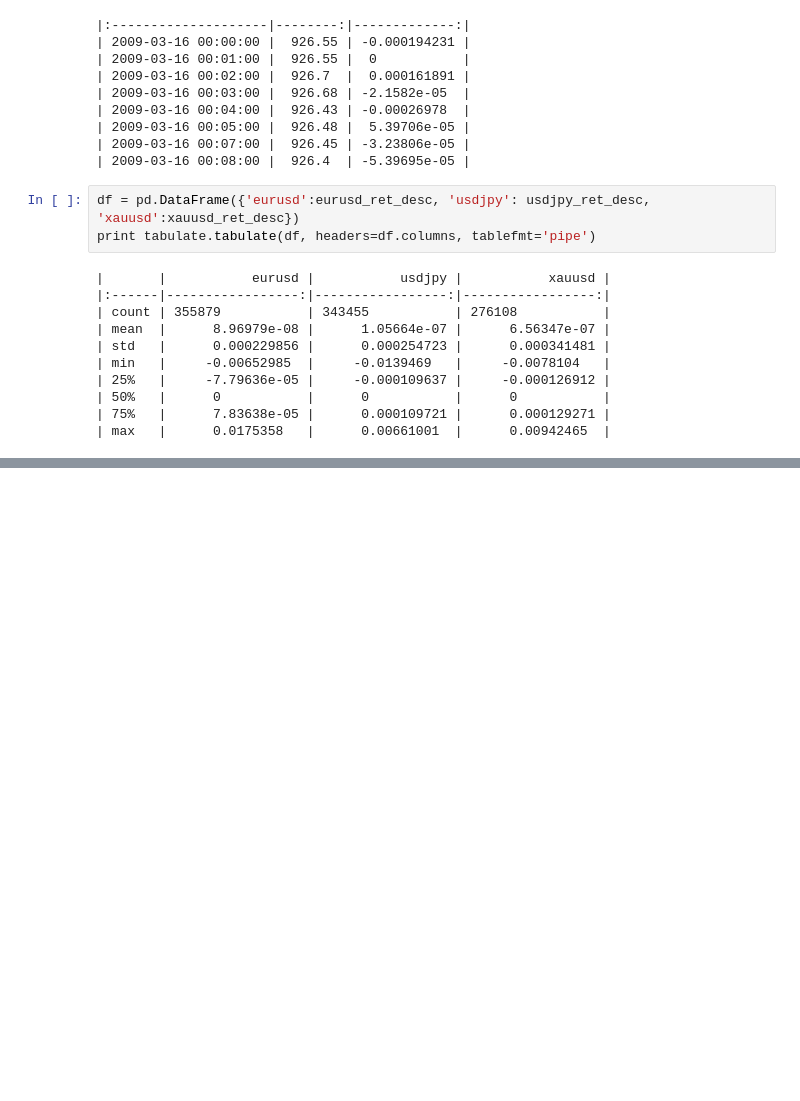
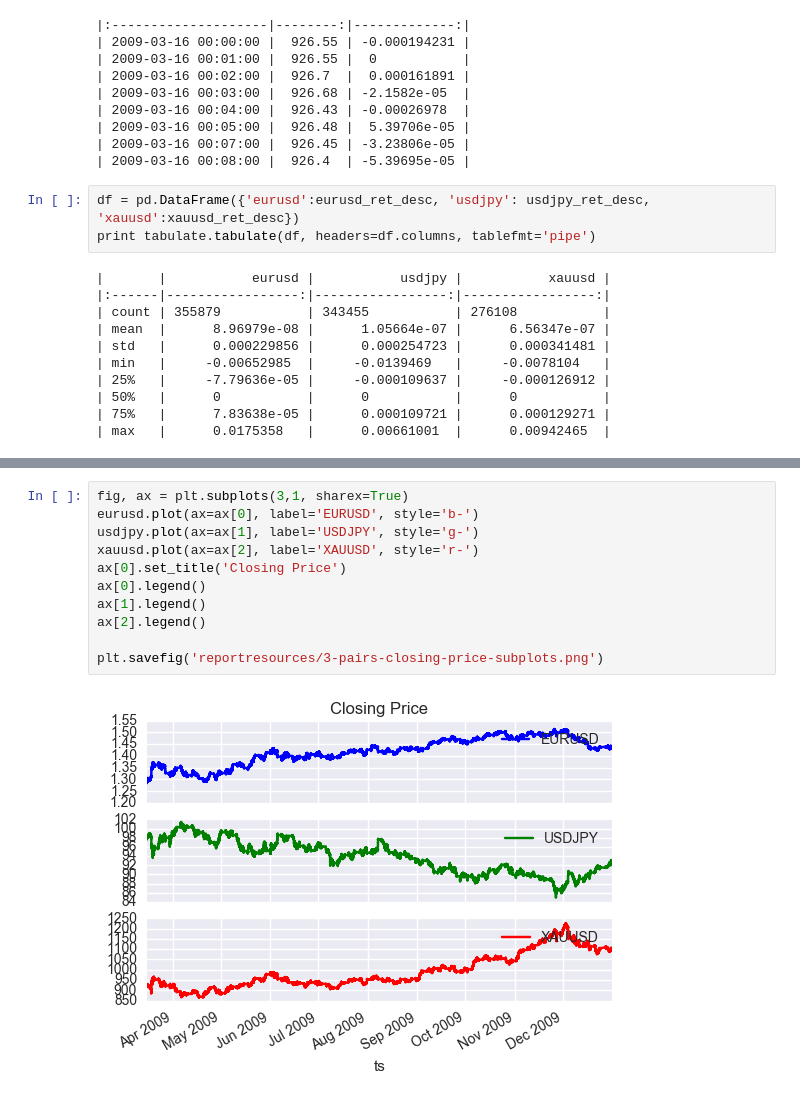
Before and after one commit to andrewwilson/mlnd_capstone, a Jupyter notebook: PrepareExtractsForReport.ipynb, the cells around one changed output, grey strips where cells are left out. Cells and saved outputs as stored; diff of their text form; blank space fills up the shorter version.

```diff
--- a/PrepareExtractsForReport.ipynb
+++ b/PrepareExtractsForReport.ipynb
@@ -149,0 +164,13 @@ print tabulate.tabulate(df, headers=df.columns, tablefmt='pipe')
+# %%
+fig, ax = plt.subplots(3,1, sharex=True)
+eurusd.plot(ax=ax[0], label='EURUSD', style='b-')
+usdjpy.plot(ax=ax[1], label='USDJPY', style='g-')
+xauusd.plot(ax=ax[2], label='XAUUSD', style='r-')
+ax[0].set_title('Closing Price')
+ax[0].legend()
+ax[1].legend()
+ax[2].legend()
+
+plt.savefig('reportresources/3-pairs-closing-price-subplots.png')
+# %% [output]
+[figure, added]
```
Also changed, not shown: parts of 6 cells of this notebook, 4 other files.
